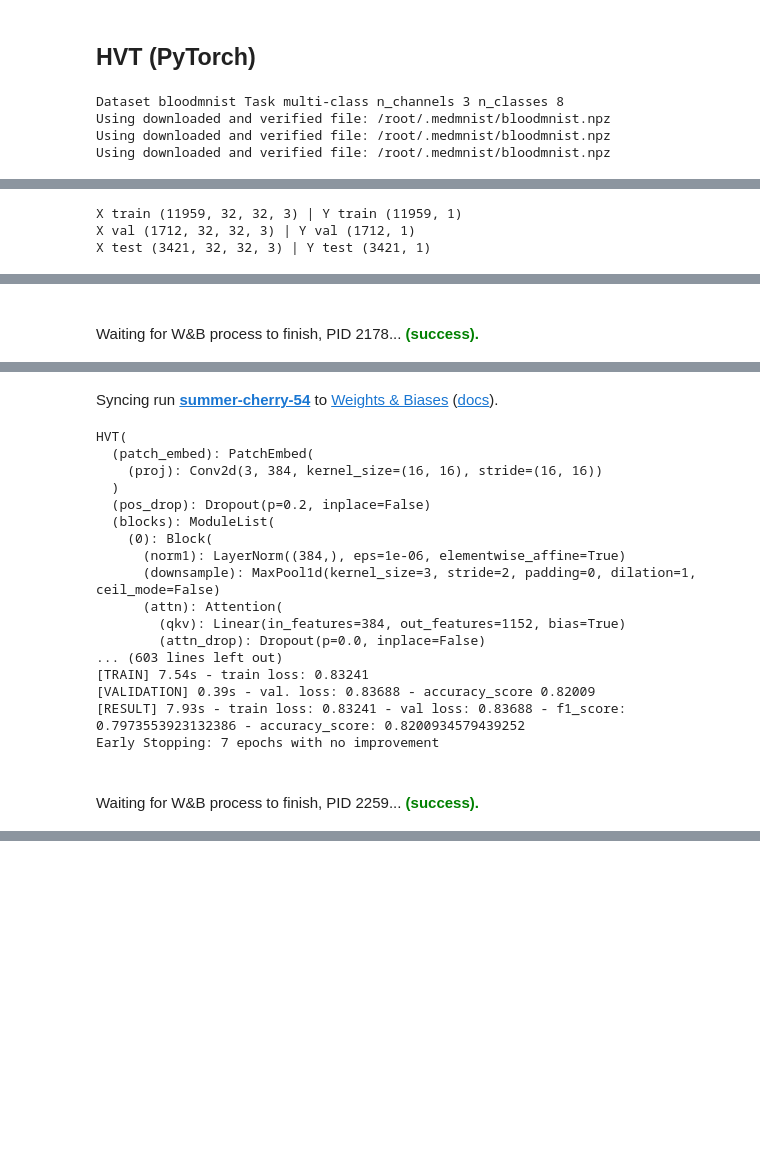
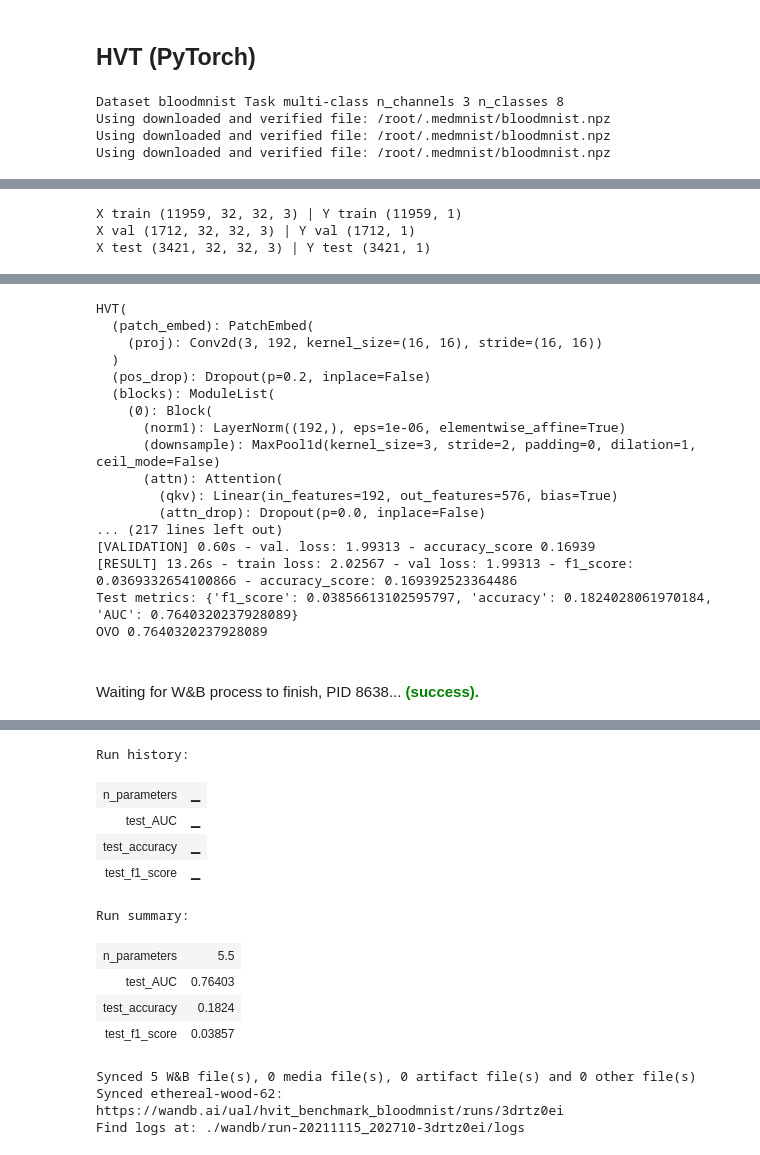
Before and after one commit to hedrergudene/SCViT, a Jupyter notebook: MedMNIST.ipynb, the cells around one changed output, grey strips where cells are left out. Saved outputs shown, nothing was run; the diff lists cells and outputs as text; code cells hidden in the pictures; blank space fills up the shorter version.

```diff
--- a/MedMNIST.ipynb
+++ b/MedMNIST.ipynb
@@ -255,14 +255,14 @@ def run_WB_experiment(WB_KEY:str,
 # Config
 # 'pneumoniamnist','breastmnist'
 #datasets = ['octmnist','tissuemnist','pathmnist','dermamnist','bloodmnist', 'organamnist', 'organcmnist', 'organsmnist']
-datasets = ['pathmnist','dermamnist']
-#datasets = ['bloodmnist']
+#datasets = ['pathmnist','dermamnist']
+datasets = ['dermamnist']
 #datasets = ['macula']
 
 batch_size = 64
 epochs = 100
 es_patience = 7
-seed = 785345
+seed = 7854
 verbose=1
 learning_rate = 0.0001
 weight_decay = 0.0001
@@ -881,6 +938,7 @@ import torch.backends.cudnn as cudnn
 import json
 import os
 from pathlib import Path
+import sklearn
 
 import torch
 torch.cuda.empty_cache()
@@ -982,7 +1040,7 @@ def get_data(data_flag, resize=32):
                                                   num_workers=2,
                                                   )
 
-    return train_dataloader, val_dataloader, test_dataloader
+    return train_dataloader, val_dataloader, test_dataloader, y_test
 # %%
 def wandb_update(x):
     data_log = x.copy()
@@ -1001,10 +1059,10 @@ if WB_GROUP == "HVT-small":
     model_params = { #small
       "model": "hvt_model",
       "batch_size": batch_size,
-      "exp_name": "hvt-s-1",
+      "exp_name": "hvt-ti-1",
       "input_size": img_size, #224,
       "patch_size": 16,
-      "num_heads": 6,
+      "num_heads": 3,
       "head_dim": 64,
       "num_blocks": 12,
       "num_workers": 10,
@@ -1017,10 +1075,10 @@ else:
     model_params = {
       "model": "hvt_model",
       "batch_size": batch_size,
-      "exp_name": "hvt-ti-1",
+      "exp_name": "hvt-s-1",
       "input_size": img_size, #224,
       "patch_size": 16,
-      "num_heads": 3,
+      "num_heads": 6,
       "head_dim": 64,
       "num_blocks": 12,
       "num_workers": 10,
@@ -1046,7 +1104,7 @@ for data_flag in datasets:
         else:
             n_classes = 4
 
-    train_loader, val_loader, test_loader = get_data(data_flag, img_size)
+    train_loader, val_loader, test_loader, test_labels = get_data(data_flag, img_size)
 
     wandb.login(key=WB_KEY)
     wandb.init(project='_'.join([WB_PROJECT, data_flag]), entity=WB_ENTITY, group = WB_GROUP)
@@ -1068,6 +1126,7 @@ for data_flag in datasets:
 
     print(str(model))
     n_parameters = sum(p.numel() for p in model.parameters() if p.requires_grad)
+    wandb.log({"n_parameters":np.round(n_parameters/1000000, 1)})
     print('number of params: ' + str(n_parameters))
 
     optimizer = torch.optim.AdamW(model.parameters(), lr=learning_rate, eps=1e-8, weight_decay=0.01)
@@ -1096,6 +1155,15 @@ for data_flag in datasets:
     fitter.load('models_HVT/best-checkpoint.bin')
 
     predictions = fitter.predict(test_loader)
+    oh_encoder = sklearn.preprocessing.OneHotEncoder(sparse=False)
+
+    metrics = {'f1_score':f1_score(test_labels, np.argmax(predictions, axis=1), average='macro'),
+               'accuracy':accuracy_score(test_labels, np.argmax(predictions, axis=1)),
+               'AUC':roc_auc_score(oh_encoder.fit_transform(test_labels), predictions, multi_class='ovr')}
+
+    print("Test metrics:",{k:v for k,v in metrics.items()})
+    print("OVO", roc_auc_score(oh_encoder.fit_transform(test_labels), predictions, multi_class='ovo'))
+    wandb.log({("test_"+k):v for k,v in metrics.items()})
 
     wandb.finish()
 # %% [output]
@@ -1111 +1181,18 @@ Finishing last run (ID:35b4pxva) before initializing another...
+HVT(
+  (patch_embed): PatchEmbed(
+    (proj): Conv2d(3, 192, kernel_size=(16, 16), stride=(16, 16))
+  )
+  (pos_drop): Dropout(p=0.2, inplace=False)
+  (blocks): ModuleList(
+    (0): Block(
+      (norm1): LayerNorm((192,), eps=1e-06, elementwise_affine=True)
+      (downsample): MaxPool1d(kernel_size=3, stride=2, padding=0, dilation=1, ceil_mode=False)
+      (attn): Attention(
+        (qkv): Linear(in_features=192, out_features=576, bias=True)
+        (attn_drop): Dropout(p=0.0, inplace=False)
+... (217 lines left out)
+[VALIDATION] 0.60s - val. loss: 1.99313 - accuracy_score 0.16939
+[RESULT] 13.26s - train loss: 2.02567 - val loss: 1.99313 - f1_score: 0.0369332654100866 - accuracy_score: 0.169392523364486
+Test metrics: {'f1_score': 0.03856613102595797, 'accuracy': 0.1824028061970184, 'AUC': 0.7640320237928089}
+OVO 0.7640320237928089
-Waiting for W&B process to finish, PID 2178... (success).
+Waiting for W&B process to finish, PID 8638... (success).
@@ -1114,19 +1198,0 @@ Successfully finished last run (ID:35b4pxva). Initializing new run:
-Syncing run summer-cherry-54 to Weights & Biases (docs).
-HVT(
-  (patch_embed): PatchEmbed(
-    (proj): Conv2d(3, 384, kernel_size=(16, 16), stride=(16, 16))
-  )
-  (pos_drop): Dropout(p=0.2, inplace=False)
-  (blocks): ModuleList(
-    (0): Block(
-      (norm1): LayerNorm((384,), eps=1e-06, elementwise_affine=True)
-      (downsample): MaxPool1d(kernel_size=3, stride=2, padding=0, dilation=1, ceil_mode=False)
-      (attn): Attention(
-        (qkv): Linear(in_features=384, out_features=1152, bias=True)
-        (attn_drop): Dropout(p=0.0, inplace=False)
-... (603 lines left out)
-[TRAIN] 7.54s - train loss: 0.83241
-[VALIDATION] 0.39s - val. loss: 0.83688 - accuracy_score 0.82009
-[RESULT] 7.93s - train loss: 0.83241 - val loss: 0.83688 - f1_score: 0.7973553923132386 - accuracy_score: 0.8200934579439252
-Early Stopping: 7 epochs with no improvement
-Waiting for W&B process to finish, PID 2259... (success).
@@ -1133,0 +1199,13 @@ Waiting for W&B process to finish, PID 2259... (success).
+Run history:
+| n_parameters | ▁ |
+| test_AUC | ▁ |
+| test_accuracy | ▁ |
+| test_f1_score | ▁ |
+Run summary:
+| n_parameters | 5.5 |
+| test_AUC | 0.76403 |
+| test_accuracy | 0.1824 |
+| test_f1_score | 0.03857 |
+Synced 5 W&B file(s), 0 media file(s), 0 artifact file(s) and 0 other file(s)
+Synced ethereal-wood-62: https://wandb.ai/ual/hvit_benchmark_bloodmnist/runs/3drtz0ei
+Find logs at: ./wandb/run-20211115_202710-3drtz0ei/logs
```
Also changed, not shown: parts of 3 cells of this notebook.
